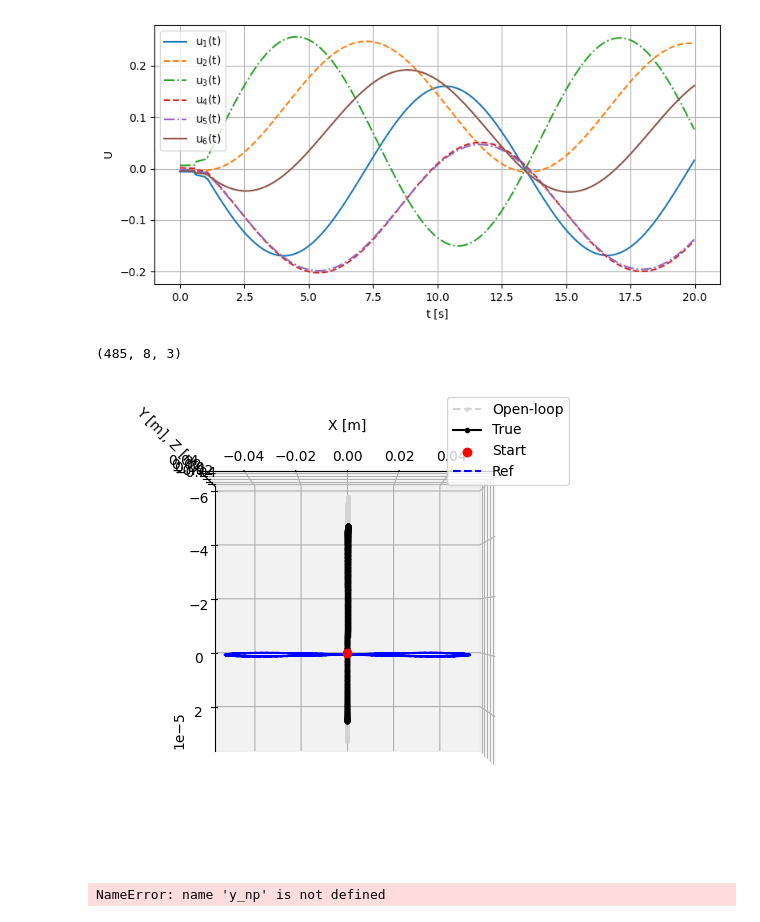
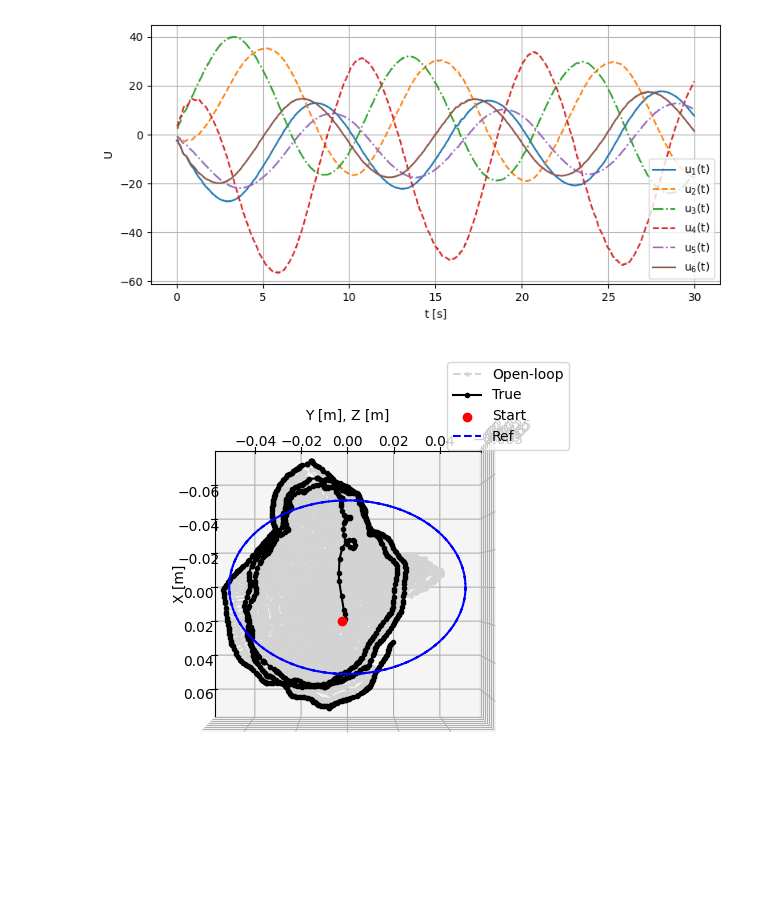
Before and after one commit to StanfordASL/trunk-stack, a Jupyter notebook: stack/main/scripts/visualize_mpc.ipynb, the cells around one changed output. Drawn from its saved outputs; the diff is of its cells as text; code cells hidden in the pictures; blank space fills up the shorter version.

```diff
--- a/stack/main/scripts/visualize_mpc.ipynb
+++ b/stack/main/scripts/visualize_mpc.ipynb
@@ -186,7 +186,7 @@ def plot_mpc_trajectory_new_2(ts, z_ref, z_mpc, z_true, u_mpc, N,
         ax.set_aspect('equal', 'box'); plot = ax.plot
     else:
         ax.set_box_aspect([1]*3);       plot = ax.plot3D
-        ax.view_init(180, -90) if topdown else ax.view_init(115, -115, roll=-25)
+        ax.view_init(elev=90, azim=0, roll=0) if topdown else ax.view_init(115, -115, roll=-25)
 
     # open-loop preds
     if z_mpc.ndim == 3:
@@ -237,13 +237,13 @@ config = {
                 "dt": 0.01
             },
             "trajectory": {
-                "type": "eight",  # Options: "circle", "circle_with_ramp", "eight", "pacman", "flower"
+                "type": "circle",  # Options: "circle", "circle_with_ramp", "eight", "pacman", "flower"
                 "duration": 20.0,  # Duration of the simulation in seconds
-                "speed": 1.5,  # Angular speed (rad/s)
+                "speed": 0.62831853071,  # Angular speed (rad/s)
                 "include_velocity": False,
                 "parameters": {
                     "center": [0.0, 0.0],  # Center of the (x,y) trajectory
-                    "radius": 0.08,  # [m]  For "circle" and "pacman"
+                    "radius": 0.05,  # [m]  For "circle" and "pacman"
                     "amplitude": 0.05,  # [m]  For "eight"
                     "z_level": 0.0,  # [m]  Constant z-coordinate
                     "mouth_angle": 0.7854  # [rad] Defines the size of the pacman mouth (default π/4)
@@ -263,18 +263,20 @@ ref_traj.sample_trajectory(traj_config["duration"])
 
 reference_trajectory = ref_traj.trajectory
 # %%
-N = 7
+N = 10
 n_x = 5
 n_z = 3
 n_u = 6
-mpc_test_data = pd.read_csv(f'../data/trajectories/test_mpc/patrick-hugo_ssmr_baseline.csv')
+# mpc_test_data = pd.read_csv(f'../data/trajectories/test_mpc/patrick-hugo_ssmr_baseline.csv')
+mpc_test_data = pd.read_csv(f'../data/trajectories/closed_loop/baseline_experiment.csv')
 
-topt_pd, xopt_pd, uopt_pd, zopt_pd = mpc_test_data['topt'], mpc_test_data['xopt'], mpc_test_data['uopt'], mpc_test_data['zopt']
+topt_pd, xopt_pd, uopt_pd, zopt_pd, y_pd = mpc_test_data['topt'], mpc_test_data['xopt'], mpc_test_data['uopt'], mpc_test_data['zopt'], mpc_test_data['y']
 num_samples = len(topt_pd)
 topt_np = np.zeros((num_samples, N+1))
 xopt_np = np.zeros((num_samples, N+1, n_x))
 uopt_np = np.zeros((num_samples, N, n_u))
 zopt_np = np.zeros((num_samples, N+1, n_z))
+y_np = np.zeros((num_samples, n_z))
 for sample_idx in range(num_samples):
     topt_list = ast.literal_eval(topt_pd[sample_idx].strip('"'))
     topt_np[sample_idx, :] = topt_list
@@ -284,31 +286,14 @@ for sample_idx in range(num_samples):
     uopt_np[sample_idx, :] = np.array(uopt_list).reshape(-1, n_u)
     zopt_list = ast.literal_eval(zopt_pd[sample_idx].strip('"'))
     zopt_np[sample_idx, :] = np.array(zopt_list).reshape(-1, n_z)
+    y_list = ast.literal_eval(y_pd[sample_idx].strip('"'))
+    y_np[sample_idx, :] = np.array(y_list[:3]).reshape(-1, n_z)
 # %%
 plot_controls_only(topt_np[:,0], uopt_np)
 # %% [output]
-[figure, old version]
+[figure, new version]
-# %%
-zopt_np.shape
-# %% [output]
-(485, 8, 3)
 # %%
 z_ref = reference_trajectory
-plot_mpc_trajectory_new_2(topt_np[:, 0], z_ref[:], zopt_np[:], zopt_np[:, 0], uopt_np, N, plot_controls=False, topdown=True)
+plot_mpc_trajectory_new_2(topt_np[:, 0], z_ref[:, [0, 1, 2]], zopt_np[:, :,  [0, 1, 2]], y_np[:, [0, 1, 2]], uopt_np, N, plot_controls=False, topdown=True)
 # %% [output]
-[figure, old version]
+[figure, new version]
-# %%
-z_ref = reference_trajectory
-#z_ref[:, [1, 2]] = z_ref[:, [2, 1]]
-z_ref = z_ref[:, :2]
-
-
-L = min(len(z_ref), y_np.shape[0])
-
-diff = z_ref[:L] - y_np[:L, [0, 1]]
-rmse = np.sqrt(np.mean(diff**2))
-print(f"RMSE between z_ref and true z: {rmse:.3f}")
-
-plot_mpc_trajectory_new_2(topt_np[:, 0], z_ref[:], zopt_np[:], y_np[:, :3], uopt_np, N, plot_controls=True, topdown=True, interactive=True, dark_mode=False)
-# %% [output]
-NameError: name 'y_np' is not defined
```
Also changed, not shown: 3 other files.
